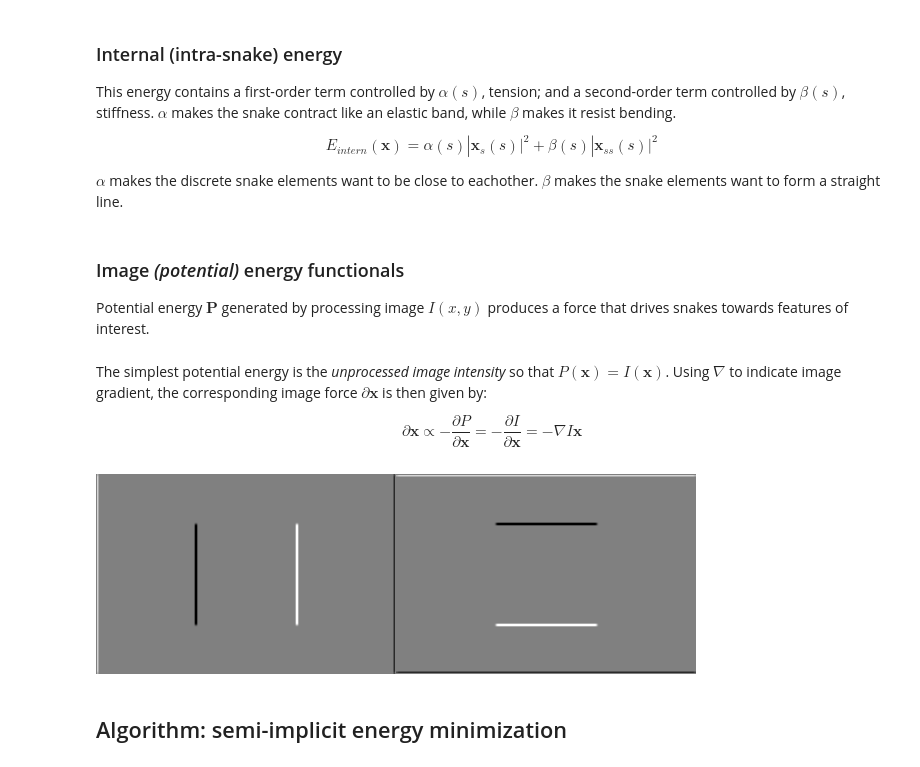
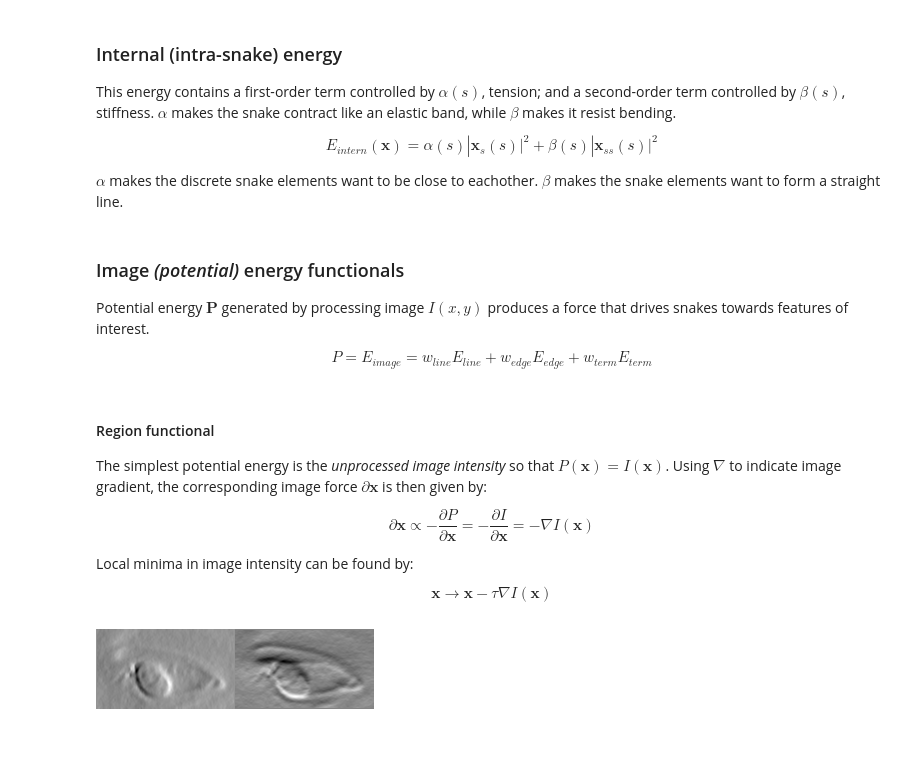
Before and after one commit to errollw/CLM-gaze-tracker-OLD, a Jupyter notebook: snakes.ipynb, the cells around one changed output. Drawn from its saved outputs; the diff is of its cells as text; code cells hidden in the pictures; blank space fills up the shorter version.

```diff
--- a/snakes.ipynb
+++ b/snakes.ipynb
@@ -47,6 +48,9 @@ cv2.circle(img,(img.shape[1]/2,img.shape[0]/2),50,0,-1)       # draw a shape in
 cv2.rectangle(img, (img.shape[1]/2-50,img.shape[0]/2-50),
               (img.shape[1]/2+50,img.shape[0]/2+50), 0, -1)
 
+img = cv2.imread("eye_0_roi.png", 0)
+cv2.normalize(img, img, 0, 255, cv2.NORM_MINMAX)
+
 cv2.imwrite("snakes_input_img.png", img)
 display(Image("snakes_input_img.png"))
 # %% [output]
@@ -82,22 +86,25 @@ beta = 0.5  # stiffness
 ### Image *(potential)* energy functionals
 
 Potential energy $\mathbf{P}$ generated by processing image $I(x,y)$ produces a force that drives snakes towards features of interest.
+
+$$ P = E_{image} = w_{line}E_{line} + w_{edge}E_{edge} + w_{term}E_{term} $$
 # %% [markdown]
+#### Region functional
+
 The simplest potential energy is the *unprocessed image intensity* so that $P(\mathbf{x}) = I(\mathbf{x})$. Using $\nabla$ to indicate image gradient, the corresponding image force $\partial\mathbf{x}$ is then given by:
 
-$$ \partial\mathbf{x} \propto -\frac{\partial P}{\partial\mathbf{x}} = -\frac{\partial I}{\partial\mathbf{x}} = -\nabla I \mathbf{x} $$
+$$ \partial\mathbf{x} \propto -\frac{\partial P}{\partial\mathbf{x}} = -\frac{\partial I}{\partial\mathbf{x}} = -\nabla I (\mathbf{x}) $$
+
+Local minima in image intensity can be found by:
+
+$$ \mathbf{x} \to \mathbf{x} - \tau \nabla I( \mathbf{x} ) $$
 # %%
-img_dx = cv2.Sobel(img, cv2.CV_64F, 1, 0, ksize=5)
-img_dy = cv2.Sobel(img, cv2.CV_64F, 0, 1, ksize=5)
-
-cv2.normalize(img_dx,img_dx,-1,1,cv2.NORM_MINMAX)
-cv2.normalize(img_dy,img_dy,-1,1,cv2.NORM_MINMAX)
+img_dx = cv2.Sobel(img, cv2.CV_64F, 1, 0, ksize=3)
+img_dy = cv2.Sobel(img, cv2.CV_64F, 0, 1, ksize=3)
 
 # show image gradients
 grads_to_vis = [cv2.normalize(g,None,0,255,cv2.NORM_MINMAX) for g in [img_dx,img_dy]]
 cv2.imwrite("snakes_img_gradients.png", np.hstack(grads_to_vis))
 display(Image("snakes_img_gradients.png"))
 # %% [output]
-[figure, old version]
+[figure, new version]
-# %% [markdown]
-## Algorithm: semi-implicit energy minimization
```
Also changed, not shown: parts of 10 cells of this notebook, 12 other files.
